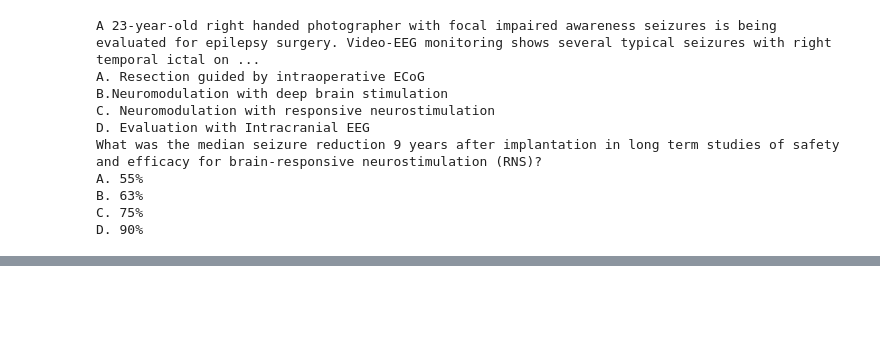
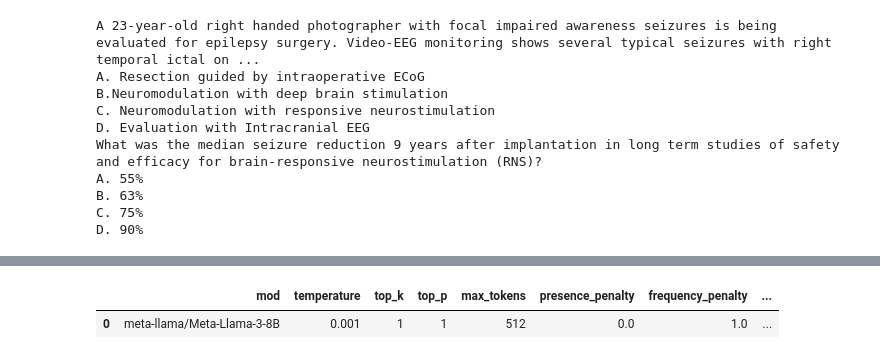
Before and after one commit to magantoine/EpiLLM, a Jupyter notebook: notebooks/benchmark.ipynb, the cells around one changed output, grey strips where cells are left out. Cells and saved outputs as stored; diff of their text form; code cells hidden in the pictures; blank space fills up the shorter version.

```diff
--- a/notebooks/benchmark.ipynb
+++ b/notebooks/benchmark.ipynb
@@ -1099,0 +1097,20 @@ D. 90%
+# %%
+modnames = ["meta-llama/Meta-Llama-3-8B"]
+runargs = [GenerationArg(
+    temperature=0.001,
+    topk=1,
+    topp=1,
+    max_new_token=512,
+    stop_seq="<|STOP|>",
+    use_vllm=True
+)]
+benchnames = ["AES7", "AES8"]
+# %%
+test_llama3 = testbench(
+    benchnames=benchnames,
+    runargs=runargs,
+    prompt_template=lambda q : cot1_prompt_template(3, q),
+    search_ans=search_ans,
+    modnames=modnames,
+    use_vllm=True
+)
@@ -1099,0 +1129,5 @@ D. 90%
+# %%
+test_llama3
+# %% [output]
+|  | mod | temperature | top_k | top_p | max_tokens | presence_penalty | frequency_penalty | ... |
+| 0 | meta-llama/Meta-Llama-3-8B | 0.001 | 1 | 1 | 512 | 0.0 | 1.0 | ... |
```
Also changed, not shown: parts of 4 cells of this notebook.
